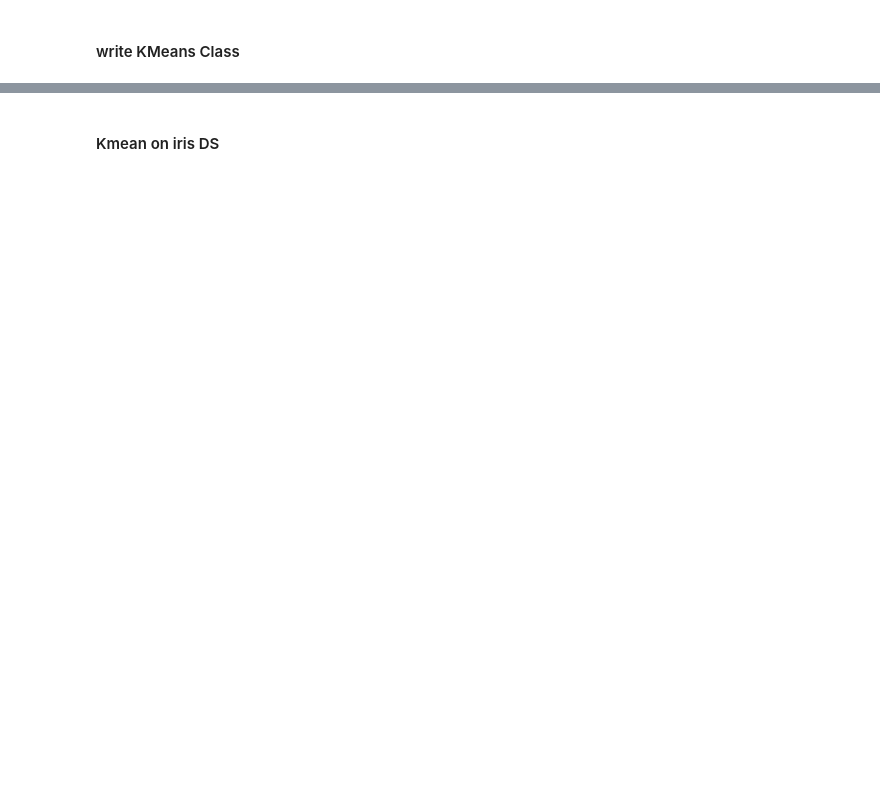
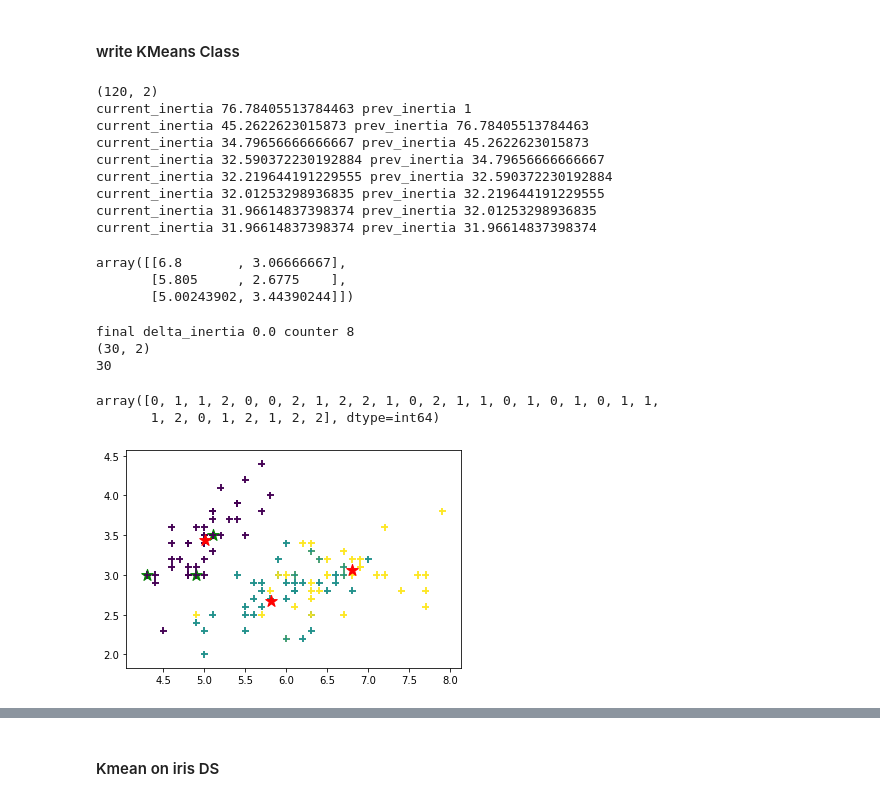
Before and after one commit to meitalis/meitalis_repository, a Jupyter notebook: samples/machine_learning/ml_clustering_K-mean.ipynb, the cells around one changed output, grey strips where cells are left out. Cells and saved outputs as stored; diff of their text form; code cells hidden in the pictures; blank space fills up the shorter version.

```diff
--- a/samples/machine_learning/ml_clustering_K-mean.ipynb
+++ b/samples/machine_learning/ml_clustering_K-mean.ipynb
@@ -1367,0 +83,32 @@ class MiniBatchKMeans(KMeans):
+# %%
+iris = datasets.load_iris()
+X = iris.data[:, :2]
+y = iris.target
+
+
+X_train,X_test,y_train,y_test=train_test_split(X,y,test_size=0.2)
+
+model = MyKMeans()
+print(X_train.shape)
+model.fit(X_train,y_train)
+print(X_test.shape)
+model.predict(X_test)
+# %% [output]
+(120, 2)
+current_inertia 76.78405513784463 prev_inertia 1
+current_inertia 45.2622623015873 prev_inertia 76.78405513784463
+current_inertia 34.79656666666667 prev_inertia 45.2622623015873
+current_inertia 32.590372230192884 prev_inertia 34.79656666666667
+current_inertia 32.219644191229555 prev_inertia 32.590372230192884
+current_inertia 32.01253298936835 prev_inertia 32.219644191229555
+current_inertia 31.96614837398374 prev_inertia 32.01253298936835
+current_inertia 31.96614837398374 prev_inertia 31.96614837398374
+array([[6.8       , 3.06666667],
+       [5.805     , 2.6775    ],
+       [5.00243902, 3.44390244]])
+final delta_inertia 0.0 counter 8
+(30, 2)
+30
+array([0, 1, 1, 2, 0, 0, 2, 1, 2, 2, 1, 0, 2, 1, 1, 0, 1, 0, 1, 0, 1, 1,
+       1, 2, 0, 1, 2, 1, 2, 2], dtype=int64)
+[figure, added]
```
Also changed, not shown: parts of 8 cells of this notebook, 3 other files.
